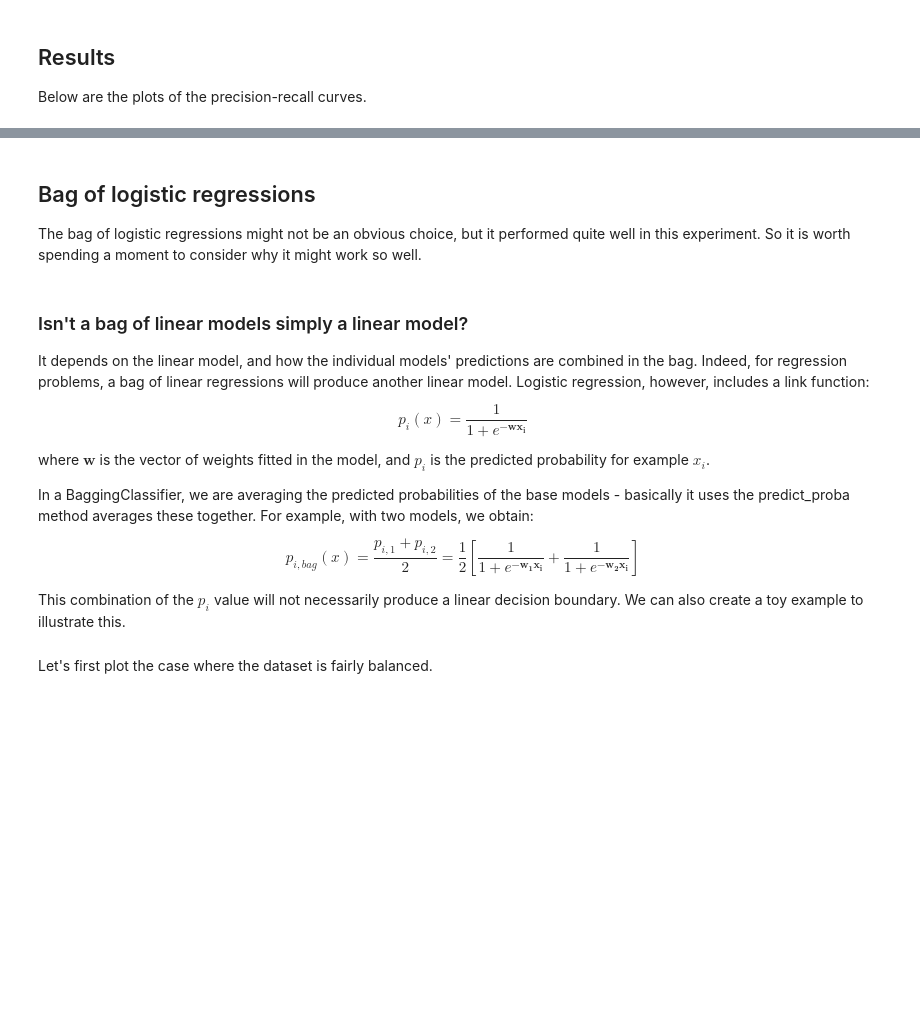
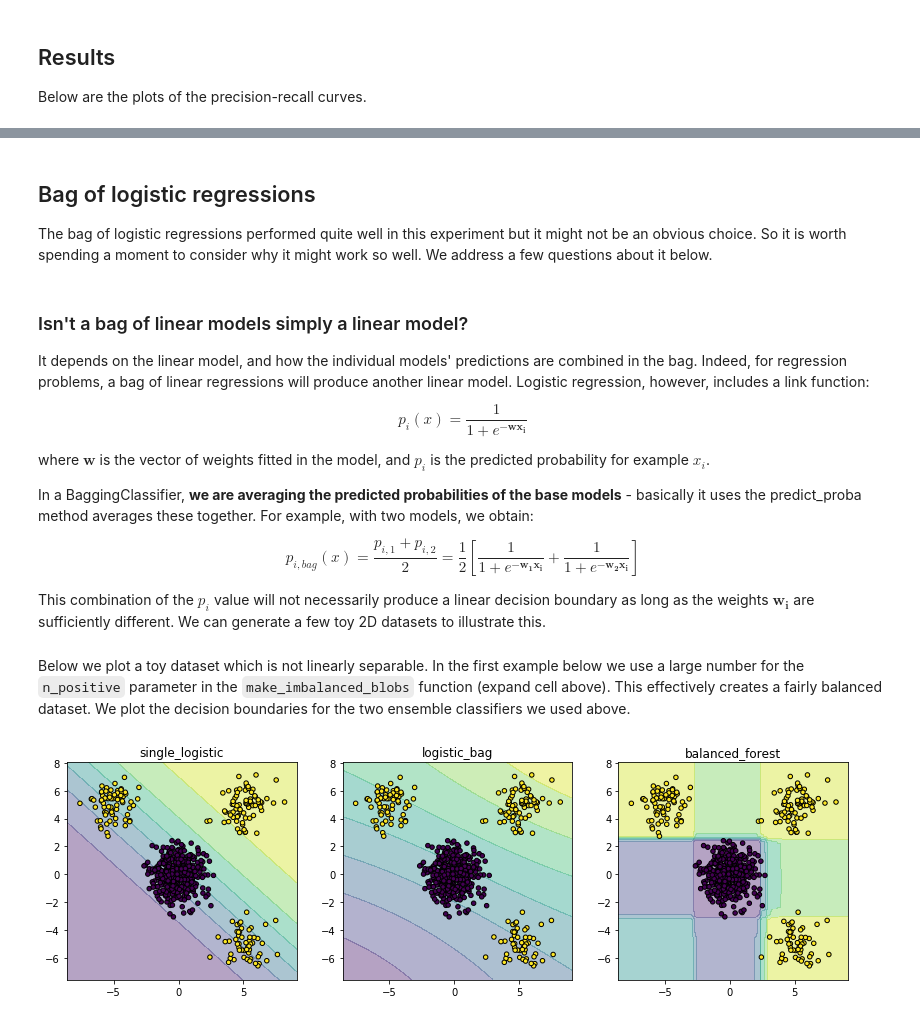
Before and after one commit to nikolay-shenkov/blog, a Jupyter notebook: _notebooks/2021-04-10-imbalanced-data.ipynb, the cells around one changed output, grey strips where cells are left out. Cells and saved outputs as stored; diff of their text form; code cells hidden in the pictures; blank space fills up the shorter version.

```diff
--- a/_notebooks/2021-04-10-imbalanced-data.ipynb
+++ b/_notebooks/2021-04-10-imbalanced-data.ipynb
@@ -197,7 +225,7 @@ For the Ozone dataset, the bag of logistic regressions outperforms by a bit the
 # %% [markdown]
 ## Bag of logistic regressions
 
-The bag of logistic regressions might not be an obvious choice, but it performed quite well in this experiment. So it is worth spending a moment to consider why it might work so well.
+The bag of logistic regressions performed quite well in this experiment but it might not be an obvious choice. So it is worth spending a moment to consider why it might work so well. We address a few questions about it below.
 # %% [markdown]
 ### Isn't a bag of linear models simply a linear model?
 
@@ -207,11 +235,11 @@ $$p_i(x) = \frac {1}{1+e^{-\mathbf{w x_i}}}$$
 
 where $\mathbf{w}$ is the vector of weights fitted in the model, and $p_i$ is the predicted probability for example $x_i$.
 
-In a BaggingClassifier, we are averaging the predicted probabilities of the base models - basically it uses the predict_proba method averages these together. For example, with two models, we obtain:
+In a BaggingClassifier, **we are averaging the predicted probabilities of the base models** - basically it uses the predict_proba method averages these together. For example, with two models, we obtain:
 
 $$p_{i, bag}(x) = \frac{p_{i, 1} + p_{i, 2}}{2} = \frac{1}{2} [\frac {1}{1+e^{-\mathbf{w_1 x_i}}} + \frac {1}{1+e^{-\mathbf{w_2 x_i}}}]$$
 
-This combination of the $p_i$ value will not necessarily produce a linear decision boundary. We can also create a toy example to illustrate this.
+This combination of the $p_i$ value will not necessarily produce a linear decision boundary as long as the weights $\mathbf{w_i}$ are sufficiently different. We can generate a few toy 2D datasets to illustrate this.
 # %%
 #collapse
 def make_imbalanced_blobs(n_positive, n_negative=400, randon_state=0):
@@ -246,7 +274,7 @@ def plot_blobs_with_boundaries(clfs, X, y):
     xx, yy = np.meshgrid(np.arange(x_min, x_max, 0.1),
                          np.arange(y_min, y_max, 0.1))
 
-    fig, axes = plt.subplots(nrows=1, ncols=2, figsize=(12, 4))
+    fig, axes = plt.subplots(nrows=1, ncols=len(clfs), figsize=(14, 4))
 
     for ax, (clf_name, clf) in zip(axes, clfs.items()):
         Z = clf.predict_proba(np.c_[xx.ravel(), yy.ravel()])[:, 1]
@@ -255,7 +283,9 @@ def plot_blobs_with_boundaries(clfs, X, y):
         ax.scatter(X[:, 0], X[:, 1], c=y, s=20, edgecolor='black')
         ax.set_title(clf_name)
 # %% [markdown]
-Let's first plot the case where the dataset is fairly balanced.
+Below we plot a toy dataset which is not linearly separable. In the first example below we use a large number for the `n_positive` parameter in the `make_imbalanced_blobs` function (expand cell above). This effectively creates a fairly balanced dataset. We plot the decision boundaries for the two ensemble classifiers we used above.
 # %%
 X, y = make_imbalanced_blobs(n_positive=200)
-plot_blobs_with_boundaries(get_clfs(sampling_strategy='auto', max_features=1), X, y)
+plot_blobs_with_boundaries(get_clfs(sampling_strategy='auto'), X, y)
+# %% [output]
+[figure, added]
```
Also changed, not shown: parts of 26 cells of this notebook, 1 other file.
